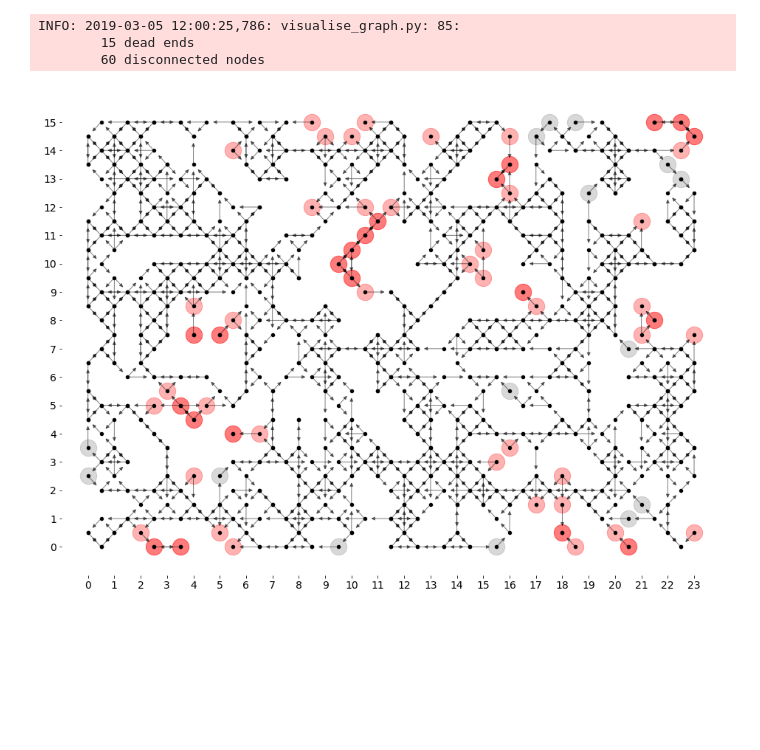
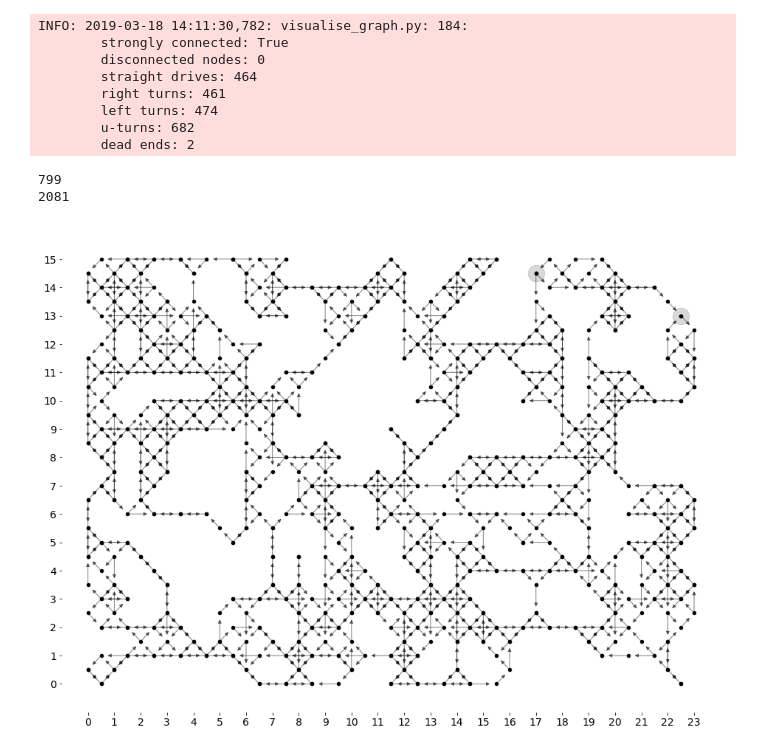
Before and after one commit to nikita-loik/route-inspection, a Jupyter notebook: simulation.ipynb, the cells around one changed output. Saved outputs shown, nothing was run; the diff lists cells and outputs as text; code cells hidden in the pictures; blank space fills up the shorter version.

```diff
--- a/simulation.ipynb
+++ b/simulation.ipynb
@@ -177,7 +117,0 @@ ig = gg.get_inverted_graph(random_city)
-# %%
-vg.visualise_city_graph(ig)
-# %% [output]
-INFO: 2019-03-05 12:00:25,786: visualise_graph.py: 85:
-        15 dead ends
-        60 disconnected nodes
-[figure, removed]
@@ -186,0 +118,21 @@ INFO: 2019-03-05 12:00:25,786: visualise_graph.py: 85:
+# %%
+icg = gg.get_inverted_graph(random_city)
+print(len(icg.nodes()))
+print(len(icg.edges()))
+vg.visualise_manoeuvre_graph(icg)
+# 	straight drives: 464
+# 	right turns: 461
+# 	left turns: 474
+# 	u-turns: 682
+# %% [output]
+INFO: 2019-03-18 14:11:30,782: visualise_graph.py: 184:
+        strongly connected: True
+        disconnected nodes: 0
+        straight drives: 464
+        right turns: 461
+        left turns: 474
+        u-turns: 682
+        dead ends: 2
+799
+2081
+[figure, added]
```
Also changed, not shown: parts of 34 cells of this notebook, 10 other files.
